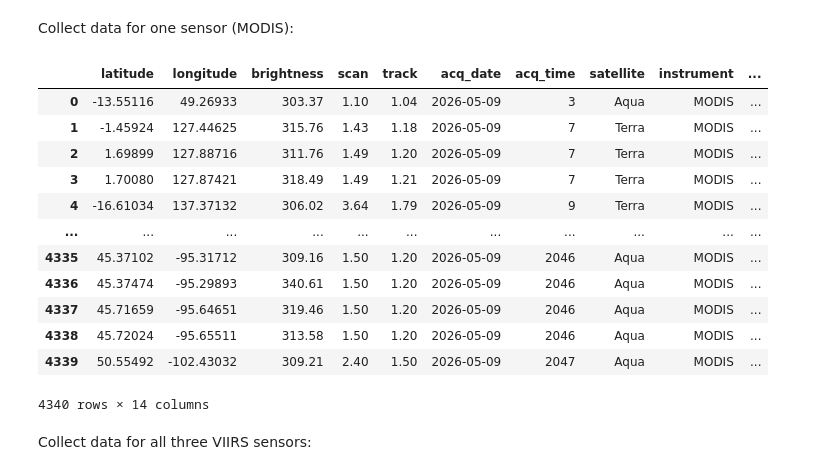
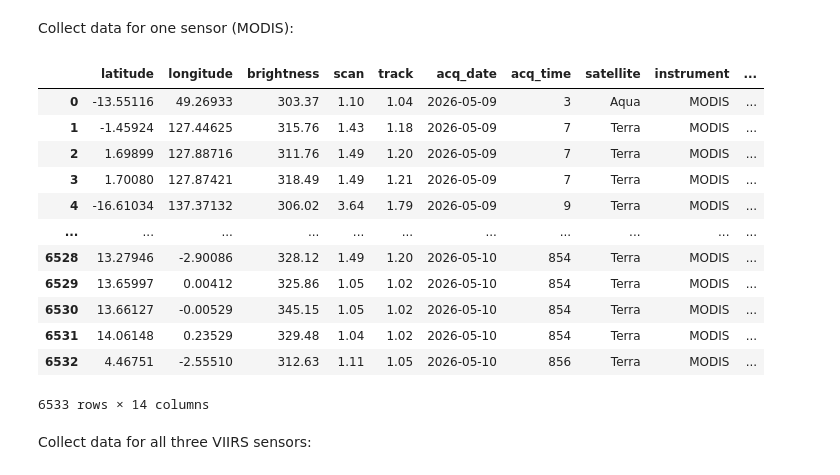
Before and after one commit to Goldmandli/Project_GEO876, a Jupyter notebook: notebooks/Project_Notebook.ipynb, the cells around one changed output. Saved outputs shown, nothing was run; the diff lists cells and outputs as text; code cells hidden in the pictures.

```diff
--- a/notebooks/Project_Notebook.ipynb
+++ b/notebooks/Project_Notebook.ipynb
@@ -77,27 +77,27 @@ Collect data for one sensor (MODIS):
 # %%
 # Shows the data of the sensor for the desired area (world = [-180,-90,180,90]) and for the day range.
 sensor = "MODIS_NRT"
 focus_area = "world"
-day_range = 0.5 # max. 5 days
+day_range = 2 # max. 5 days
 
 area_url = f"{url}area/csv/{MAP_KEY}/{sensor}/{focus_area}/{day_range}"
 df_area = pd.read_csv(area_url)
 
 df_area
 # %% [output]
 |  | latitude | longitude | brightness | scan | track | acq_date | acq_time | satellite | instrument | ... |
 | 0 | -13.55116 | 49.26933 | 303.37 | 1.10 | 1.04 | 2026-05-09 | 3 | Aqua | MODIS | ... |
 | 1 | -1.45924 | 127.44625 | 315.76 | 1.43 | 1.18 | 2026-05-09 | 7 | Terra | MODIS | ... |
 | 2 | 1.69899 | 127.88716 | 311.76 | 1.49 | 1.20 | 2026-05-09 | 7 | Terra | MODIS | ... |
 | 3 | 1.70080 | 127.87421 | 318.49 | 1.49 | 1.21 | 2026-05-09 | 7 | Terra | MODIS | ... |
 | 4 | -16.61034 | 137.37132 | 306.02 | 3.64 | 1.79 | 2026-05-09 | 9 | Terra | MODIS | ... |
 | ... | ... | ... | ... | ... | ... | ... | ... | ... | ... | ... |
-| 4335 | 45.37102 | -95.31712 | 309.16 | 1.50 | 1.20 | 2026-05-09 | 2046 | Aqua | MODIS | ... |
-| 4336 | 45.37474 | -95.29893 | 340.61 | 1.50 | 1.20 | 2026-05-09 | 2046 | Aqua | MODIS | ... |
-| 4337 | 45.71659 | -95.64651 | 319.46 | 1.50 | 1.20 | 2026-05-09 | 2046 | Aqua | MODIS | ... |
-| 4338 | 45.72024 | -95.65511 | 313.58 | 1.50 | 1.20 | 2026-05-09 | 2046 | Aqua | MODIS | ... |
-| 4339 | 50.55492 | -102.43032 | 309.21 | 2.40 | 1.50 | 2026-05-09 | 2047 | Aqua | MODIS | ... |
+| 6528 | 13.27946 | -2.90086 | 328.12 | 1.49 | 1.20 | 2026-05-10 | 854 | Terra | MODIS | ... |
+| 6529 | 13.65997 | 0.00412 | 325.86 | 1.05 | 1.02 | 2026-05-10 | 854 | Terra | MODIS | ... |
+| 6530 | 13.66127 | -0.00529 | 345.15 | 1.05 | 1.02 | 2026-05-10 | 854 | Terra | MODIS | ... |
+| 6531 | 14.06148 | 0.23529 | 329.48 | 1.04 | 1.02 | 2026-05-10 | 854 | Terra | MODIS | ... |
+| 6532 | 4.46751 | -2.55510 | 312.63 | 1.11 | 1.05 | 2026-05-10 | 856 | Terra | MODIS | ... |
-4340 rows × 14 columns
+6533 rows × 14 columns
 # %% [markdown]
 Collect data for all three VIIRS sensors:
 # %%
```
Also changed, not shown: parts of 12 cells of this notebook.
